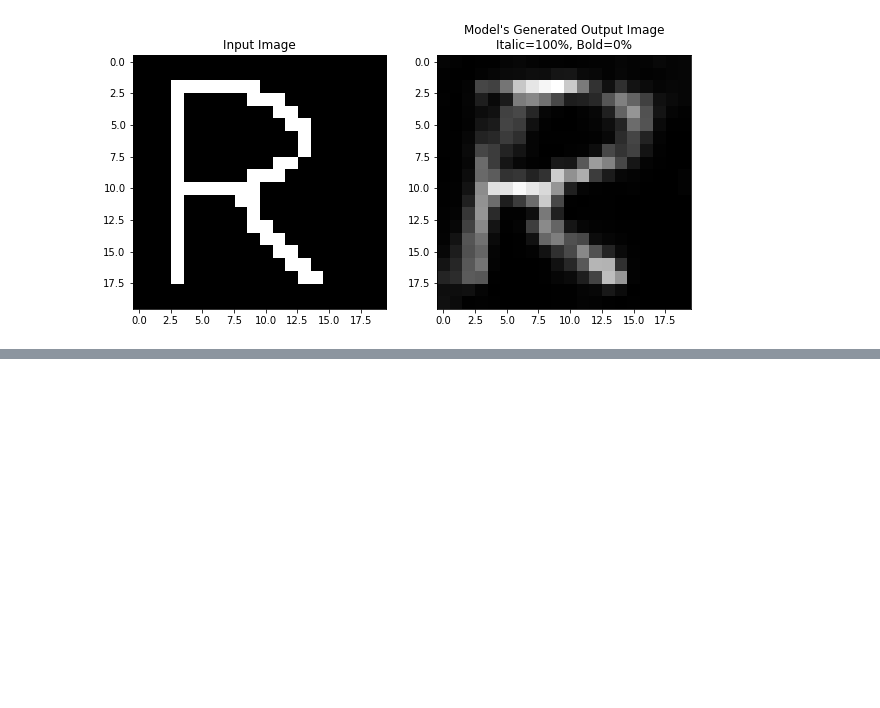
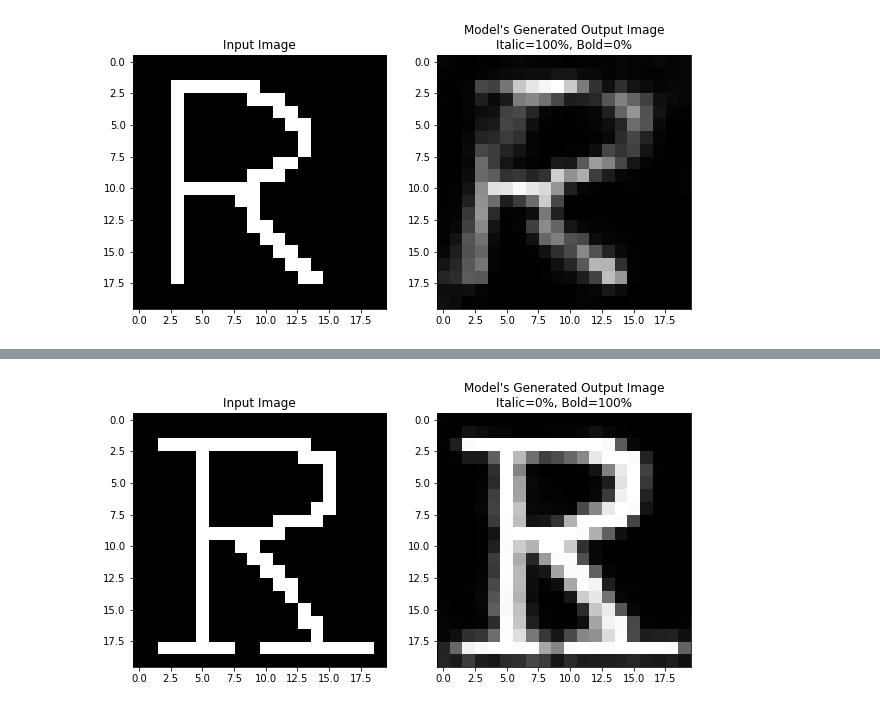
Before and after one commit to benduong2001/dsproject_font_decorator_bolditalic_unet, a Jupyter notebook: font_bolditalic_unet_v2.ipynb, the cells around one changed output, grey strips where cells are left out. Cells and saved outputs as stored; diff of their text form; code cells hidden in the pictures; blank space fills up the shorter version.

```diff
--- a/font_bolditalic_unet_v2.ipynb
+++ b/font_bolditalic_unet_v2.ipynb
@@ -316,0 +322,7 @@ show_generation_input(input_image, ITALIC=1, BOLD=0)
+# %%
+INPUT_IMAGE_FILE_NAME = "input_image2.png" # must be 20x20 png, white text on black background
+PATH_INPUT_IMAGE = PATH_FOLDER + INPUT_IMAGE_FILE_NAME
+input_image = Image.open(PATH_INPUT_IMAGE)
+show_generation_input(input_image, ITALIC=0, BOLD=1)
+# %% [output]
+[figure, added]
```
Also changed, not shown: parts of 4 cells of this notebook.
